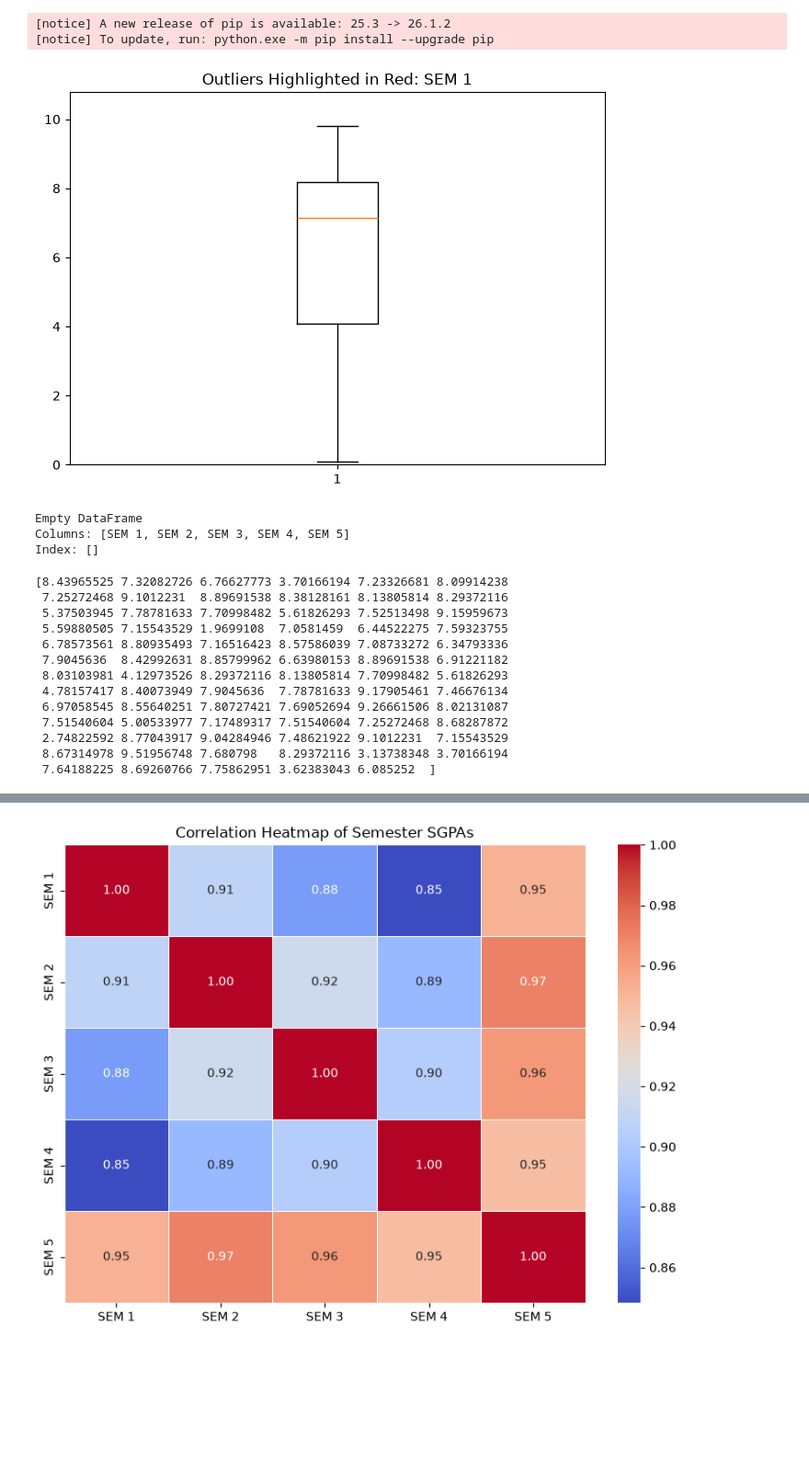
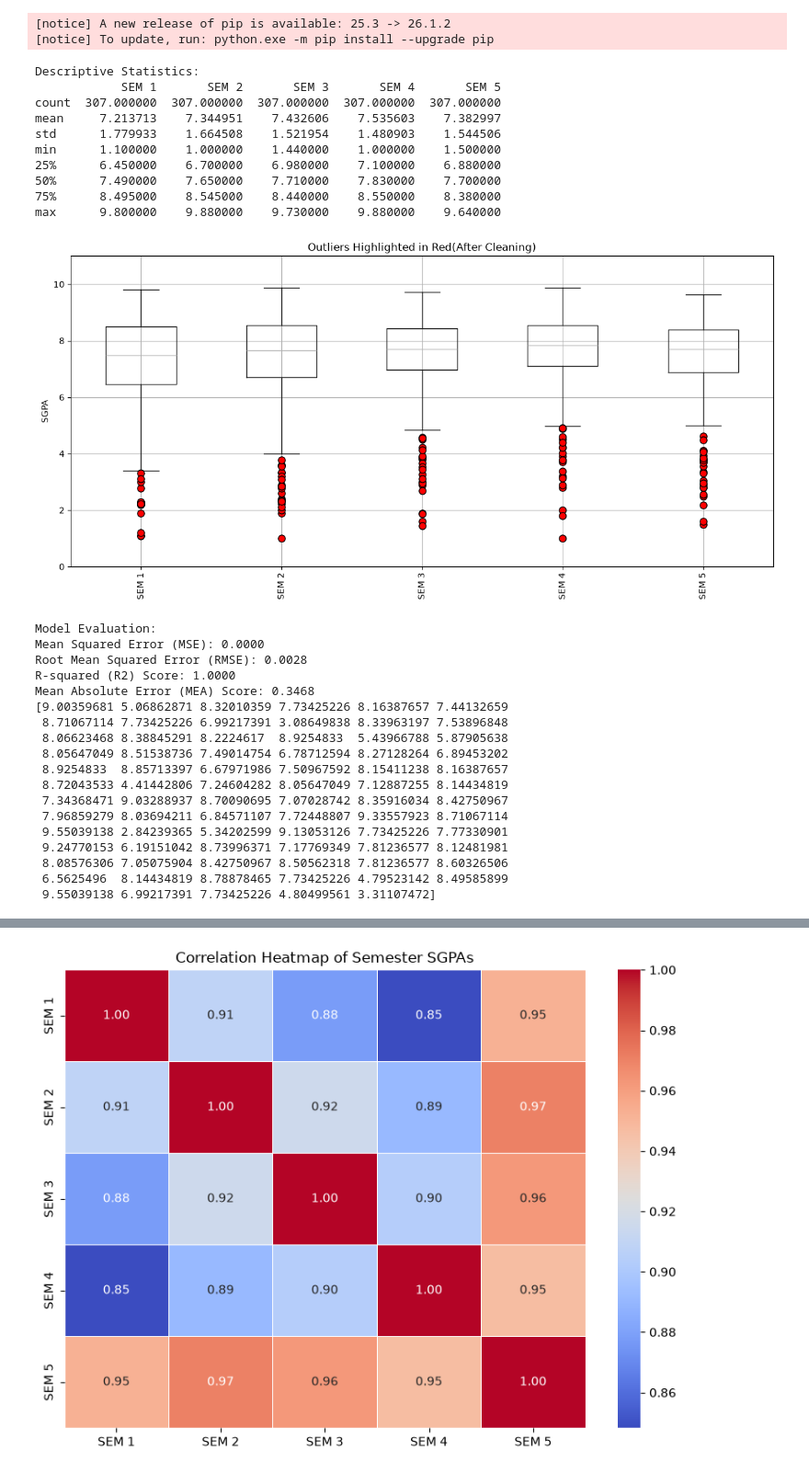
Before and after one commit to Asutosh-1234/AML-Lab-3, a Jupyter notebook: app.ipynb, the cells around one changed output, grey strips where cells are left out. Shown at 92% size. Cells and saved outputs as stored; diff of their text form; code cells hidden in the pictures; blank space fills up the shorter version.

```diff
--- a/app.ipynb
+++ b/app.ipynb
@@ -48,23 +44,44 @@ Successfully installed seaborn-0.13.2
 # %%
 import numpy as np
 from sklearn.linear_model import LinearRegression
 import pandas as pd
 import matplotlib.pyplot as plt
 from sklearn.model_selection import train_test_split
+from sklearn.metrics import mean_squared_error, r2_score, mean_absolute_error
+
 
 data = pd.read_excel("./cgpaPRED.xls", engine='xlrd')
-data.describe()
 data = data.dropna()
 
 numeric_data = data.select_dtypes(include=[np.number])
 
 
+numeric_data = numeric_data[(numeric_data >= 1.0).all(axis=1)]
+
+print("Descriptive Statistics:")
+print(numeric_data.describe())
+
 red_circle = dict(markerfacecolor='r', marker='o', markersize=8)
 
-plt.boxplot(numeric_data[numeric_data.columns[0]], flierprops=red_circle)
-plt.ylim(0, numeric_data[numeric_data.columns[0]].max() * 1.1)
-plt.title(f"Outliers Highlighted in Red: {numeric_data.columns[0]}")
+numeric_data.boxplot(
+    figsize=(12, 6),
+    flierprops=red_circle,
+    rot=90
+)
+plt.ylim(0, 11)
+plt.title(f"Outliers Highlighted in Red(After Cleaning)")
+plt.ylabel("SGPA")
 plt.tight_layout()
 plt.show()
 # %% [output]
+Descriptive Statistics:
+            SEM 1       SEM 2       SEM 3       SEM 4       SEM 5
+count  307.000000  307.000000  307.000000  307.000000  307.000000
+mean     7.213713    7.344951    7.432606    7.535603    7.382997
+std      1.779933    1.664508    1.521954    1.480903    1.544506
+min      1.100000    1.000000    1.440000    1.000000    1.500000
+25%      6.450000    6.700000    6.980000    7.100000    6.880000
+50%      7.490000    7.650000    7.710000    7.830000    7.700000
+75%      8.495000    8.545000    8.440000    8.550000    8.380000
+max      9.800000    9.880000    9.730000    9.880000    9.640000
-[figure, old version]
+[figure, new version]
@@ -74,34 +88,45 @@ numeric_data = numeric_data[(numeric_data >= 1.0).all(axis=1)]
 # %%
 # train and test split of the data set
 train, test = train_test_split(numeric_data)
-# %%
-print(numeric_data[numeric_data[numeric_data.columns[0]] < 1.0])
-# %% [output]
-Empty DataFrame
-Columns: [SEM 1, SEM 2, SEM 3, SEM 4, SEM 5]
-Index: []
 # %%
 model = LinearRegression()
 
 model.fit(X=train[['SEM 4']], y=train['SEM 5'])
 
 y_predict = model.predict(test[['SEM 4']])
+print()
 
+y_true = test['SEM 5']
+
+mse = mean_squared_error(y_test, y_predict)
+r2 = r2_score(y_test, y_predict)
+mea = mean_absolute_error(y_test, y_predict)
+
+print("Model Evaluation:")
+print(f"Mean Squared Error (MSE): {mse_mlr:.4f}")
+print(f"Root Mean Squared Error (RMSE): {np.sqrt(mse_mlr):.4f}")
+print(f"R-squared (R2) Score: {r2_mlr:.4f}")
+print(f"Mean Absolute Error (MEA) Score: {mea:.4f}")
 print(y_predict)
 # %% [output]
-[8.43965525 7.32082726 6.76627773 3.70166194 7.23326681 8.09914238
- 7.25272468 9.1012231  8.89691538 8.38128161 8.13805814 8.29372116
- 5.37503945 7.78781633 7.70998482 5.61826293 7.52513498 9.15959673
- 5.59880505 7.15543529 1.9699108  7.0581459  6.44522275 7.59323755
- 6.78573561 8.80935493 7.16516423 8.57586039 7.08733272 6.34793336
- 7.9045636  8.42992631 8.85799962 6.63980153 8.89691538 6.91221182
- 8.03103981 4.12973526 8.29372116 8.13805814 7.70998482 5.61826293
- 4.78157417 8.40073949 7.9045636  7.78781633 9.17905461 7.46676134
- 6.97058545 8.55640251 7.80727421 7.69052694 9.26661506 8.02131087
- 7.51540604 5.00533977 7.17489317 7.51540604 7.25272468 8.68287872
- 2.74822592 8.77043917 9.04284946 7.48621922 9.1012231  7.15543529
- 8.67314978 9.51956748 7.680798   8.29372116 3.13738348 3.70166194
- 7.64188225 8.69260766 7.75862951 3.62383043 6.085252  ]
+Model Evaluation:
+Mean Squared Error (MSE): 0.0000
+Root Mean Squared Error (RMSE): 0.0028
+R-squared (R2) Score: 1.0000
+Mean Absolute Error (MEA) Score: 0.3468
+[9.00359681 5.06862871 8.32010359 7.73425226 8.16387657 7.44132659
+ 8.71067114 7.73425226 6.99217391 3.08649838 8.33963197 7.53896848
+ 8.06623468 8.38845291 8.2224617  8.9254833  5.43966788 5.87905638
+ 8.05647049 8.51538736 7.49014754 6.78712594 8.27128264 6.89453202
+ 8.9254833  8.85713397 6.67971986 7.50967592 8.15411238 8.16387657
+ 8.72043533 4.41442806 7.24604282 8.05647049 7.12887255 8.14434819
+ 7.34368471 9.03288937 8.70090695 7.07028742 8.35916034 8.42750967
+ 7.96859279 8.03694211 6.84571107 7.72448807 9.33557923 8.71067114
+ 9.55039138 2.84239365 5.34202599 9.13053126 7.73425226 7.77330901
+ 9.24770153 6.19151042 8.73996371 7.17769349 7.81236577 8.12481981
+ 8.08576306 7.05075904 8.42750967 8.50562318 7.81236577 8.60326506
+ 6.5625496  8.14434819 8.78878465 7.73425226 4.79523142 8.49585899
+ 9.55039138 6.99217391 7.73425226 4.80499561 3.31107472]
 # %%
 # Create the scatter plot of the actual training data
 plt.scatter(train[['SEM 4']], train['SEM 5'], color='blue', label='Actual Data')
```
Also changed, not shown: parts of 8 cells of this notebook.
